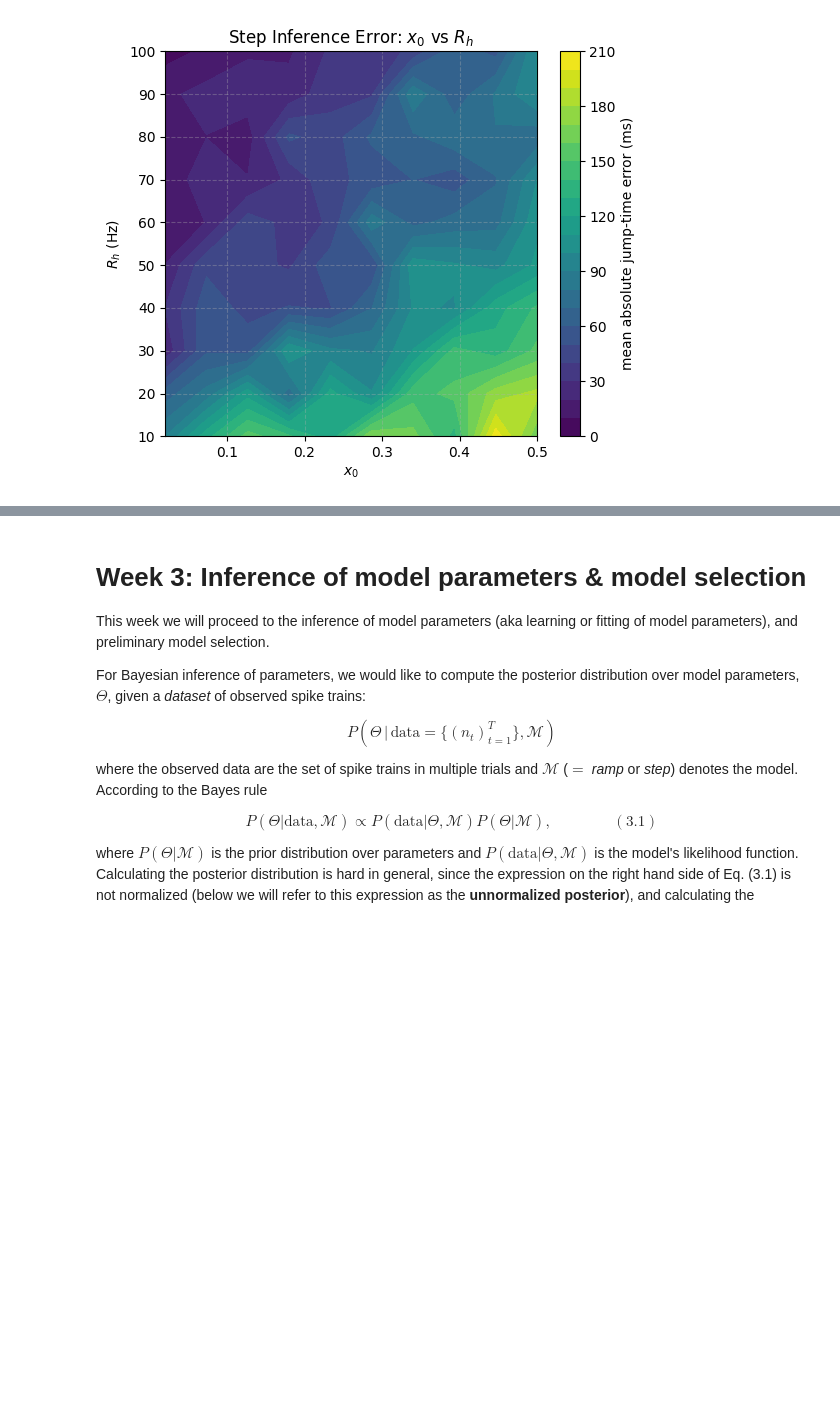
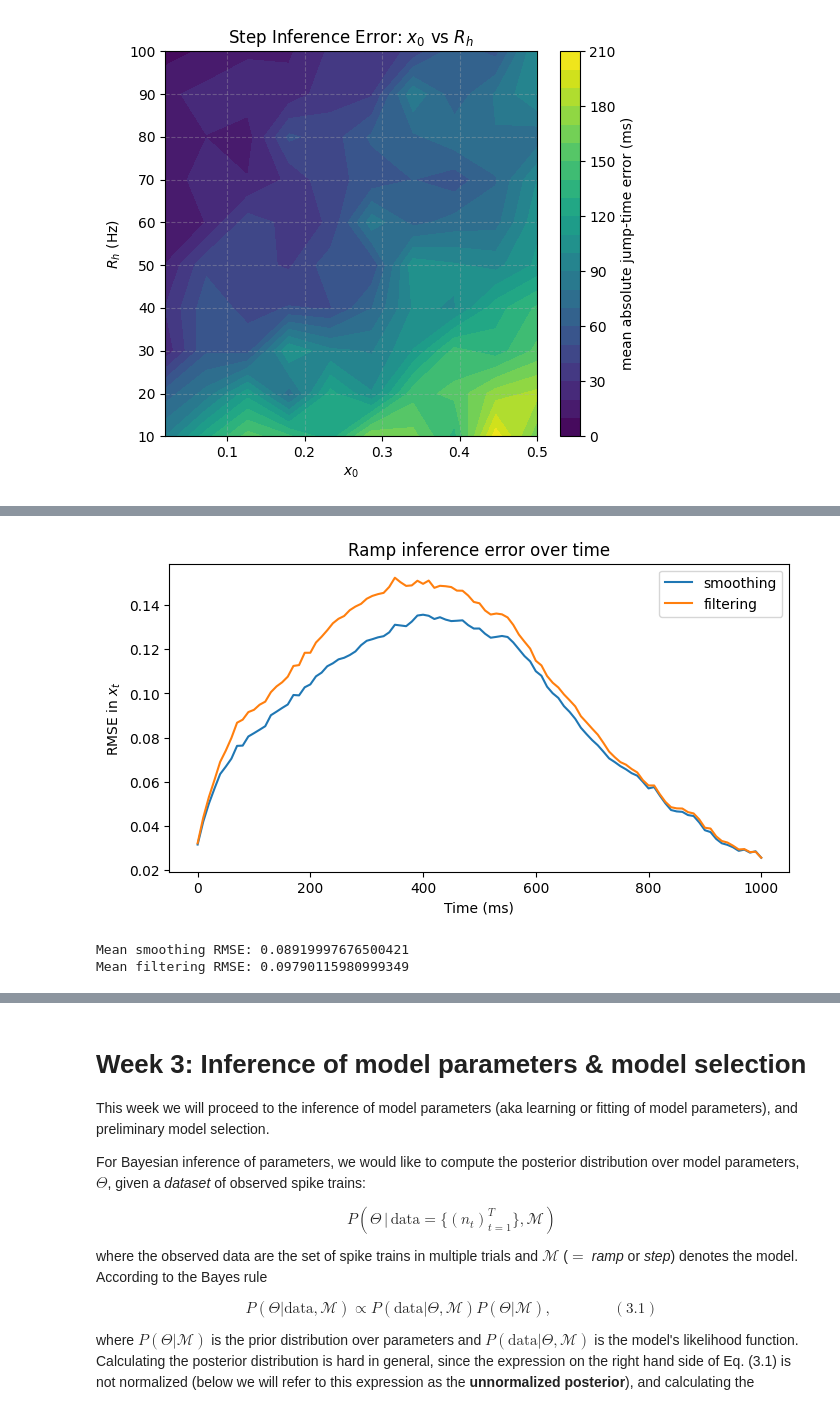
Before and after one commit to MYLO175/GG3-Mylo, a Jupyter notebook: GG3_project.ipynb, the cells around one changed output, grey strips where cells are left out. Drawn from its saved outputs; the diff is of its cells as text; code cells hidden in the pictures; blank space fills up the shorter version.

```diff
--- a/GG3_project.ipynb
+++ b/GG3_project.ipynb
@@ -2627,0 +2636,40 @@ plot_contour_heatmap(
+# %%
+n_trials = 500
+
+smooth_errors = []
+filter_errors = []
+
+T, pi, grid = generate_T_and_pi(beta=1.5, sigma=0.3, x0=0.1)
+
+for trial in range(n_trials):
+    time_ms, x_true = simulate_hmm_ramp(T, pi, grid)
+
+    rates = ramp_rates(x_true, Rh=50)
+    spikes = np.random.poisson(rates * dt)
+
+    x_smooth = posterior_estimate_ramp(spikes, T, pi, dt=dt, Rh=50, filter=False)
+    x_filter = posterior_estimate_ramp(spikes, T, pi, dt=dt, Rh=50, filter=True)
+
+    smooth_errors.append((x_smooth - x_true) ** 2)
+    filter_errors.append((x_filter - x_true) ** 2)
+
+smooth_rmse_t = np.sqrt(np.mean(smooth_errors, axis=0))
+filter_rmse_t = np.sqrt(np.mean(filter_errors, axis=0))
+
+plt.figure(figsize=(8, 4))
+
+plt.plot(time_ms, smooth_rmse_t, label="smoothing")
+plt.plot(time_ms, filter_rmse_t, label="filtering")
+
+plt.xlabel("Time (ms)")
+plt.ylabel("RMSE in $x_t$")
+plt.title("Ramp inference error over time")
+plt.legend()
+plt.show()
+
+print("Mean smoothing RMSE:", smooth_rmse_t.mean())
+print("Mean filtering RMSE:", filter_rmse_t.mean())
+# %% [output]
+[figure, added]
+Mean smoothing RMSE: 0.08919997676500421
+Mean filtering RMSE: 0.09790115980999349
```
Also changed, not shown: parts of 16 cells of this notebook.
